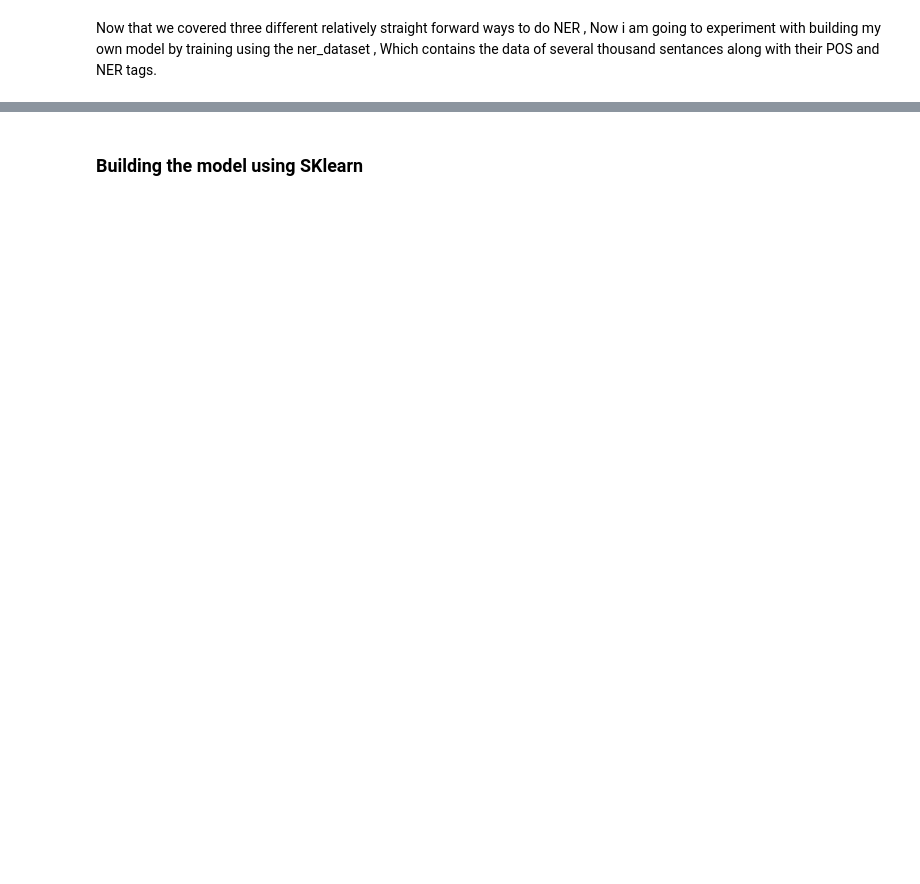
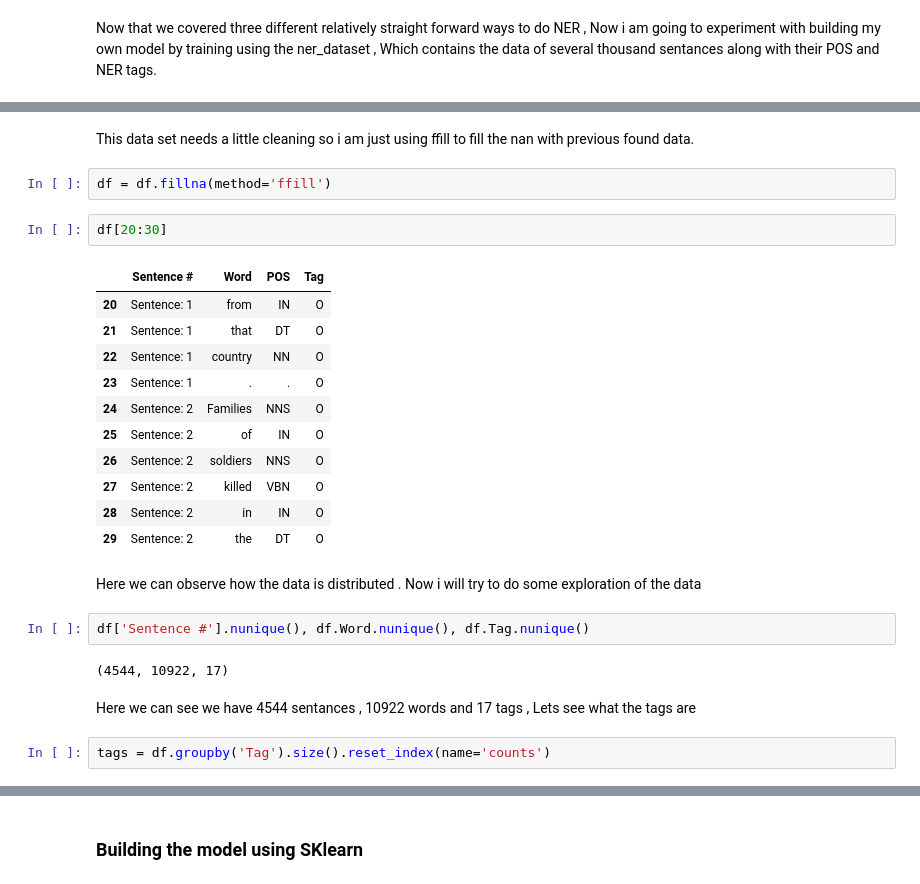
Before and after one commit to DebjyotiSaha/NLP-Coursework, a Jupyter notebook: Kowshik_NER/NLP_NER_Kowshik_Kesavarapu.ipynb, the cells around one changed output, grey strips where cells are left out. Drawn from its saved outputs; the diff is of its cells as text; blank space fills up the shorter version.

```diff
--- a/Kowshik_NER/NLP_NER_Kowshik_Kesavarapu.ipynb
+++ b/Kowshik_NER/NLP_NER_Kowshik_Kesavarapu.ipynb
@@ -161,0 +156,28 @@ Now that we covered three different relatively straight forward ways to do NER ,
+# %% [markdown]
+This data set needs a little cleaning so i am just using ffill to fill the nan with previous found data.
+# %%
+df = df.fillna(method='ffill')
+# %%
+df[20:30]
+# %% [output]
+|  | Sentence # | Word | POS | Tag |
+| 20 | Sentence: 1 | from | IN | O |
+| 21 | Sentence: 1 | that | DT | O |
+| 22 | Sentence: 1 | country | NN | O |
+| 23 | Sentence: 1 | . | . | O |
+| 24 | Sentence: 2 | Families | NNS | O |
+| 25 | Sentence: 2 | of | IN | O |
+| 26 | Sentence: 2 | soldiers | NNS | O |
+| 27 | Sentence: 2 | killed | VBN | O |
+| 28 | Sentence: 2 | in | IN | O |
+| 29 | Sentence: 2 | the | DT | O |
+# %% [markdown]
+Here we can observe how the data is distributed . Now i will try to do some exploration of the data
+# %%
+df['Sentence #'].nunique(), df.Word.nunique(), df.Tag.nunique()
+# %% [output]
+(4544, 10922, 17)
+# %% [markdown]
+Here we can see we have 4544 sentances , 10922 words and 17 tags , Lets see what the tags are
+# %%
+tags = df.groupby('Tag').size().reset_index(name='counts')
```
Also changed, not shown: parts of 43 cells of this notebook, 1 other file.
